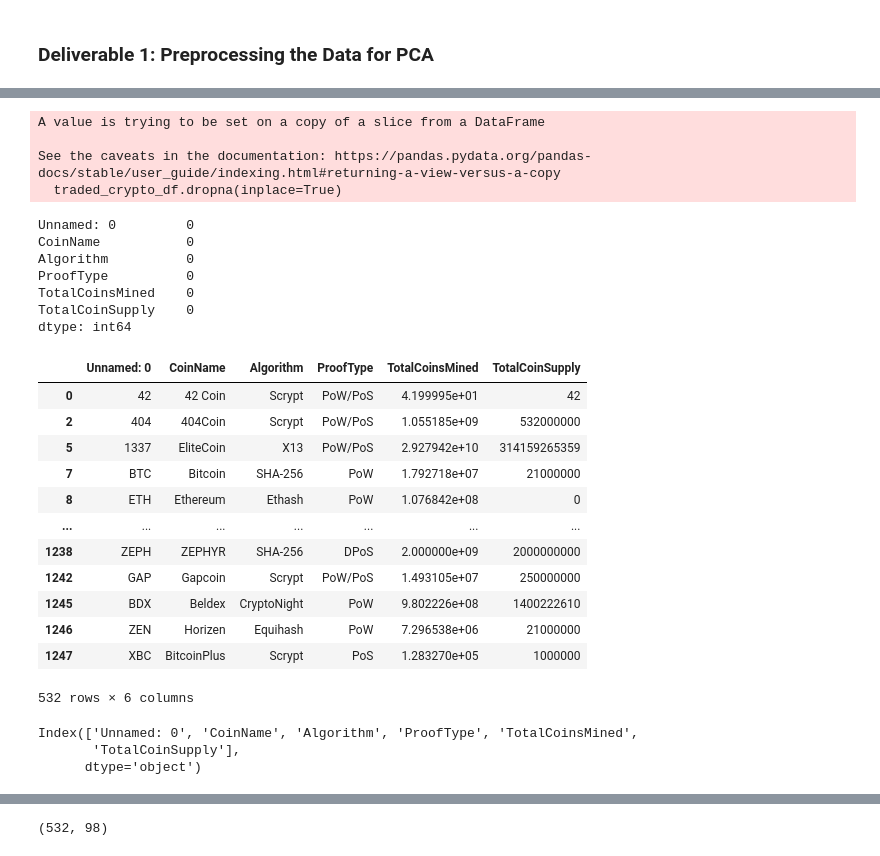
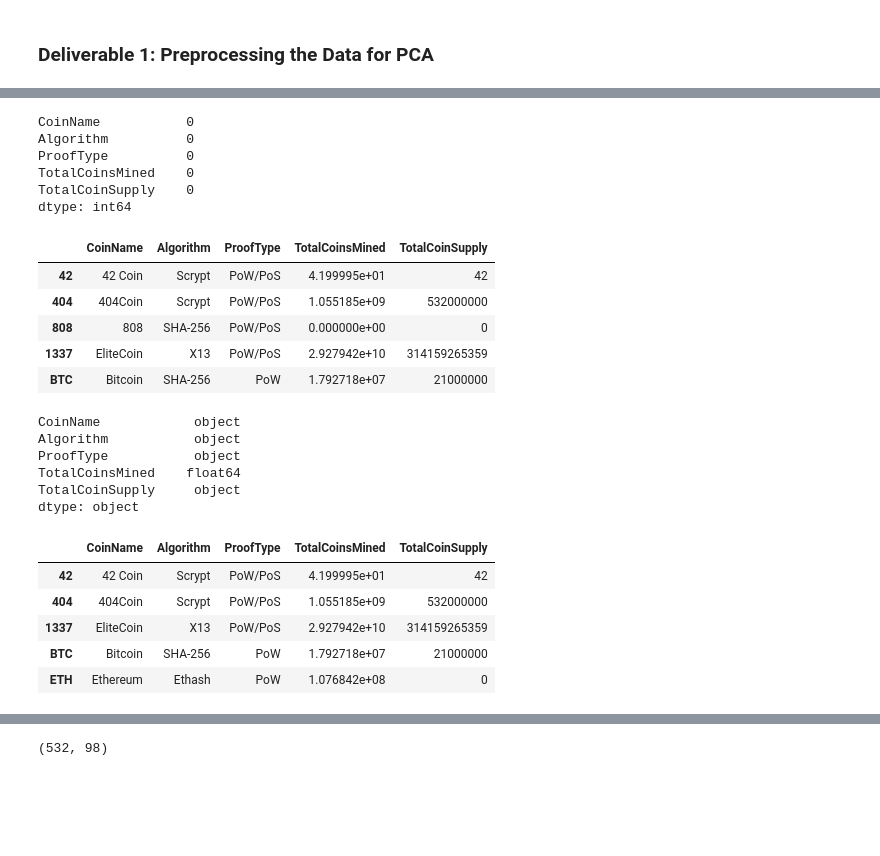
Before and after one commit to SamvsP4K/Unsupervised_Crypto_Analysis, a Jupyter notebook: crypto_clustering.ipynb, the cells around one changed output, grey strips where cells are left out. Cells and saved outputs as stored; diff of their text form; code cells hidden in the pictures; blank space fills up the shorter version.

Commit message:
removed dataframe copy

```diff
--- a/crypto_clustering.ipynb
+++ b/crypto_clustering.ipynb
@@ -15,6 +15,6 @@ from sklearn.cluster import KMeans
 # Load the crypto_data.csv dataset.
 file_path = "data/crypto_data.csv"
 
-crypto_df = pd.read_csv(file_path)
+crypto_df = pd.read_csv(file_path, index_col=0)
 crypto_df.head()
 # %% [output]
@@ -27,8 +27,5 @@ crypto_df.head()
 # %%
-#creating a copy of df
-crypto_df_copy = crypto_df.copy()
-
 # Keep all the cryptocurrencies that are being traded.
-traded_crypto_df = crypto_df_copy.loc[crypto_df_copy["IsTrading"] == True]
+traded_crypto_df = crypto_df.loc[crypto_df["IsTrading"] == True]
 traded_crypto_df.head()
 # %% [output]
@@ -67,44 +63,44 @@ dtype: int64
 # %%
 # Remove rows that have at least 1 null value.
-traded_crypto_df.dropna(inplace=True)
+cleaned_crypto_df = traded_crypto_df.dropna()
 
-traded_crypto_df.isnull().sum()
+cleaned_crypto_df.isnull().sum()
 # %% [output]
-A value is trying to be set on a copy of a slice from a DataFrame
-
-See the caveats in the documentation: https://pandas.pydata.org/pandas-docs/stable/user_guide/indexing.html#returning-a-view-versus-a-copy
-  traded_crypto_df.dropna(inplace=True)
+CoinName           0
+Algorithm          0
+ProofType          0
+TotalCoinsMined    0
+TotalCoinSupply    0
+dtype: int64
-Unnamed: 0         0
-CoinName           0
-Algorithm          0
-ProofType          0
-TotalCoinsMined    0
-TotalCoinSupply    0
-dtype: int64
+# %%
+cleaned_crypto_df["TotalCo"]
+# %% [output]
+|  | CoinName | Algorithm | ProofType | TotalCoinsMined | TotalCoinSupply |
+| 42 | 42 Coin | Scrypt | PoW/PoS | 4.199995e+01 | 42 |
+| 404 | 404Coin | Scrypt | PoW/PoS | 1.055185e+09 | 532000000 |
+| 808 | 808 | SHA-256 | PoW/PoS | 0.000000e+00 | 0 |
+| 1337 | EliteCoin | X13 | PoW/PoS | 2.927942e+10 | 314159265359 |
+| BTC | Bitcoin | SHA-256 | PoW | 1.792718e+07 | 21000000 |
+# %%
+#Checkinf column data types
+cleaned_crypto_df.dtypes
+# %% [output]
+CoinName            object
+Algorithm           object
+ProofType           object
+TotalCoinsMined    float64
+TotalCoinSupply     object
+dtype: object
 # %%
 # Keep the rows where coins are mined.
-total_traded_coins_df = traded_crypto_df.loc[traded_crypto_df["TotalCoinsMined"] > 0]
-total_traded_coins_df
+total_traded_coins_df = cleaned_crypto_df.loc[cleaned_crypto_df["TotalCoinsMined"] > 0]
+total_traded_coins_df.head()
 # %% [output]
-|  | Unnamed: 0 | CoinName | Algorithm | ProofType | TotalCoinsMined | TotalCoinSupply |
-| 0 | 42 | 42 Coin | Scrypt | PoW/PoS | 4.199995e+01 | 42 |
-| 2 | 404 | 404Coin | Scrypt | PoW/PoS | 1.055185e+09 | 532000000 |
-| 5 | 1337 | EliteCoin | X13 | PoW/PoS | 2.927942e+10 | 314159265359 |
-| 7 | BTC | Bitcoin | SHA-256 | PoW | 1.792718e+07 | 21000000 |
-| 8 | ETH | Ethereum | Ethash | PoW | 1.076842e+08 | 0 |
-| ... | ... | ... | ... | ... | ... | ... |
-| 1238 | ZEPH | ZEPHYR | SHA-256 | DPoS | 2.000000e+09 | 2000000000 |
-| 1242 | GAP | Gapcoin | Scrypt | PoW/PoS | 1.493105e+07 | 250000000 |
-| 1245 | BDX | Beldex | CryptoNight | PoW | 9.802226e+08 | 1400222610 |
-| 1246 | ZEN | Horizen | Equihash | PoW | 7.296538e+06 | 21000000 |
-| 1247 | XBC | BitcoinPlus | Scrypt | PoS | 1.283270e+05 | 1000000 |
+|  | CoinName | Algorithm | ProofType | TotalCoinsMined | TotalCoinSupply |
+| 42 | 42 Coin | Scrypt | PoW/PoS | 4.199995e+01 | 42 |
+| 404 | 404Coin | Scrypt | PoW/PoS | 1.055185e+09 | 532000000 |
+| 1337 | EliteCoin | X13 | PoW/PoS | 2.927942e+10 | 314159265359 |
+| BTC | Bitcoin | SHA-256 | PoW | 1.792718e+07 | 21000000 |
+| ETH | Ethereum | Ethash | PoW | 1.076842e+08 | 0 |
-532 rows × 6 columns
-# %%
-#checking column names
-total_traded_coins_df.columns
-# %% [output]
-Index(['Unnamed: 0', 'CoinName', 'Algorithm', 'ProofType', 'TotalCoinsMined',
-       'TotalCoinSupply'],
-      dtype='object')
 # %%
 # Create a new DataFrame that holds only the cryptocurrencies names.
```
Also changed, not shown: parts of 8 cells of this notebook.
